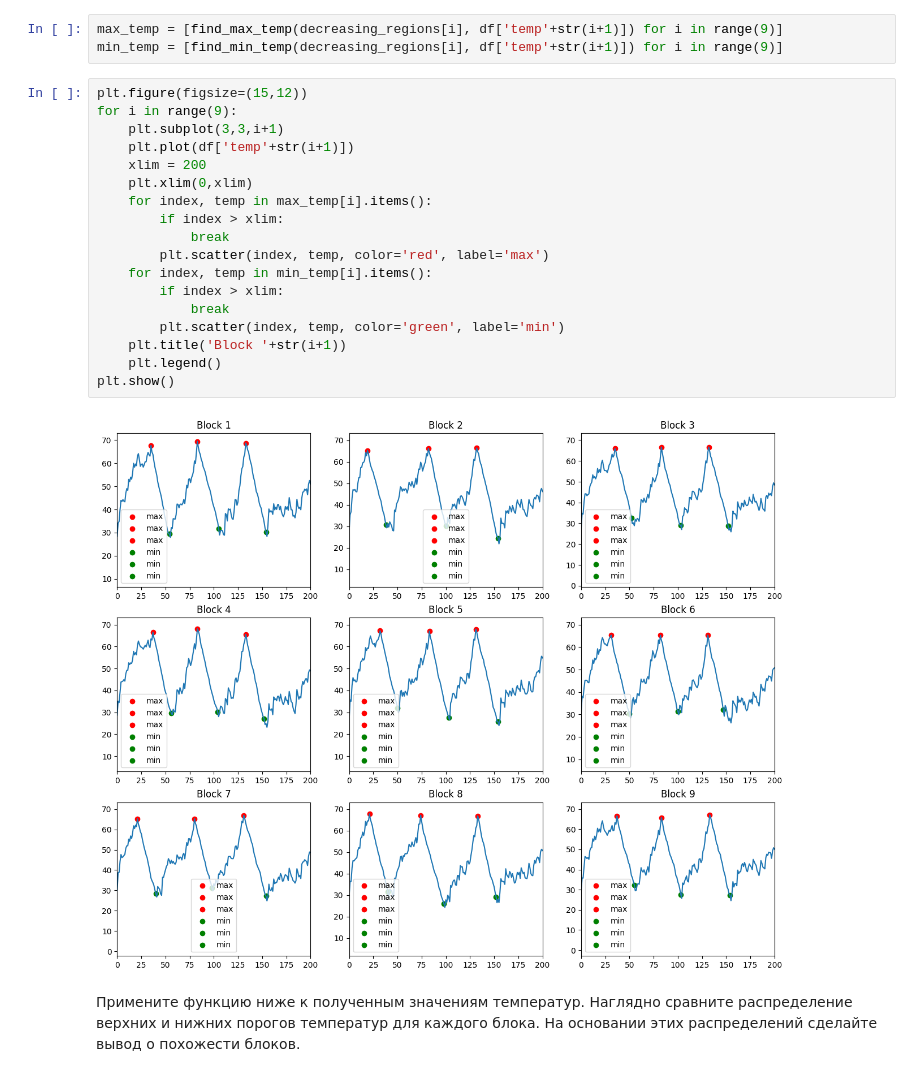
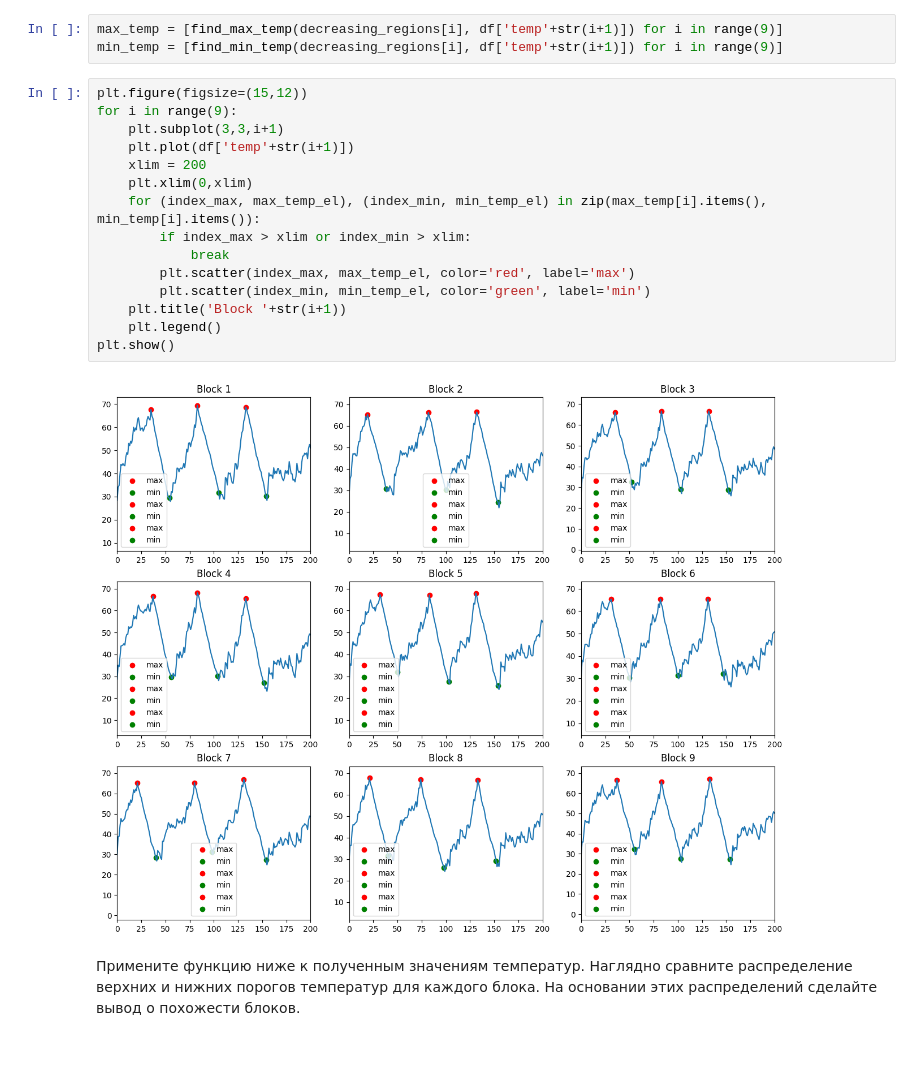
Before and after one commit to BROsandr/IUS, a Jupyter notebook: lab4/Lab4_task.ipynb, the cells around one changed output. Drawn from its saved outputs; the diff is of its cells as text.

```diff
--- a/lab4/Lab4_task.ipynb
+++ b/lab4/Lab4_task.ipynb
@@ -140,23 +140,20 @@ min_temp = [find_min_temp(decreasing_regions[i], df['temp'+str(i+1)]) for i in r
 # %%
 plt.figure(figsize=(15,12))
 for i in range(9):
     plt.subplot(3,3,i+1)
     plt.plot(df['temp'+str(i+1)])
     xlim = 200
     plt.xlim(0,xlim)
-    for index, temp in max_temp[i].items():
-        if index > xlim:
+    for (index_max, max_temp_el), (index_min, min_temp_el) in zip(max_temp[i].items(), min_temp[i].items()):
+        if index_max > xlim or index_min > xlim:
             break
-        plt.scatter(index, temp, color='red', label='max')
-    for index, temp in min_temp[i].items():
-        if index > xlim:
-            break
-        plt.scatter(index, temp, color='green', label='min')
+        plt.scatter(index_max, max_temp_el, color='red', label='max')
+        plt.scatter(index_min, min_temp_el, color='green', label='min')
     plt.title('Block '+str(i+1))
     plt.legend()
 plt.show()
 # %% [output]
-[figure, old version]
+[figure, new version]
 # %% [markdown]
 Примените функцию ниже к полученным значениям температур. Наглядно сравните распределение верхних и нижних порогов температур для каждого блока. На основании этих распределений сделайте вывод о похожести блоков.
 # %%
```
Also changed, not shown: parts of 1 cell of this notebook.
